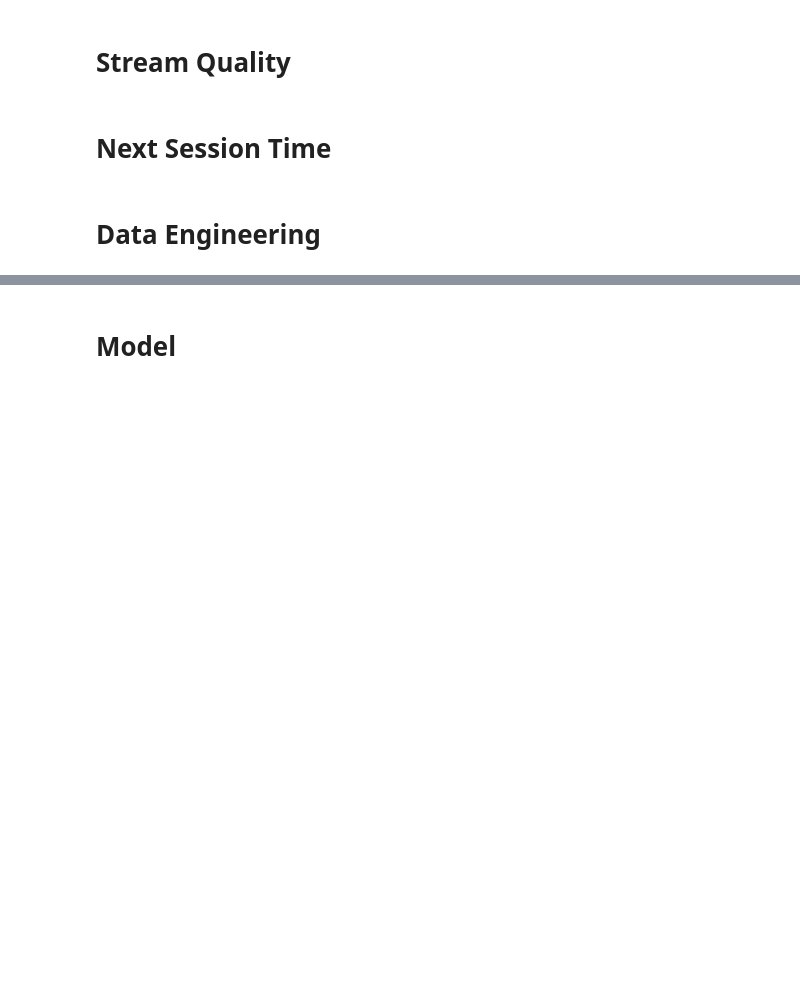
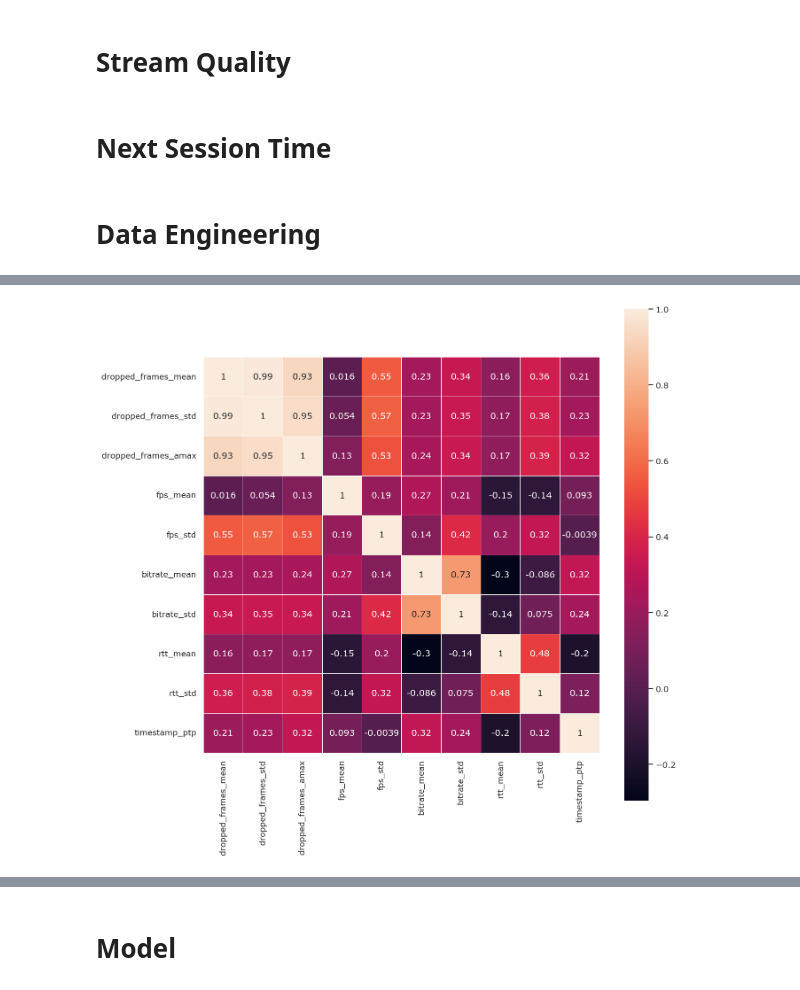
Before and after one commit to VecnaSecrets/sdp_assignment_2, a Jupyter notebook: main.ipynb, the cells around one changed output, grey strips where cells are left out. Drawn from its saved outputs; the diff is of its cells as text; code cells hidden in the pictures; blank space fills up the shorter version.

```diff
--- a/main.ipynb
+++ b/main.ipynb
@@ -11,0 +18,2 @@ from sklearn.preprocessing import MinMaxScaler
+# %%
+sns.set_theme(style="whitegrid", font="Verdana")
@@ -11,0 +24,15 @@ from sklearn.preprocessing import MinMaxScaler
+# %%
+def show_heatmap(X: pd.DataFrame) -> None:
+    """Plots heatmap of a dataset.
+
+    Parameters
+    ----------
+    X : pd.DataFrame
+        data frame
+    """
+    figure = plt.figure(figsize=(12, 12), dpi=120)
+    subplot = figure.add_subplot()
+
+    sns.heatmap(X.corr(method="spearman"), annot=True, linewidths=0.5, square=True)
+
+    plt.show()
@@ -67,2 +241,8 @@ dtype: bool
+# %%
+# df[:] = SimpleImputer().fit_transform(X=df)
+
+df = df.replace(to_replace=np.nan, value=0)
 # %%
-df[:] = SimpleImputer().fit_transform(X=df)
+show_heatmap(X=df)
+# %% [output]
+[figure, added]
```
Also changed, not shown: parts of 29 cells of this notebook.
